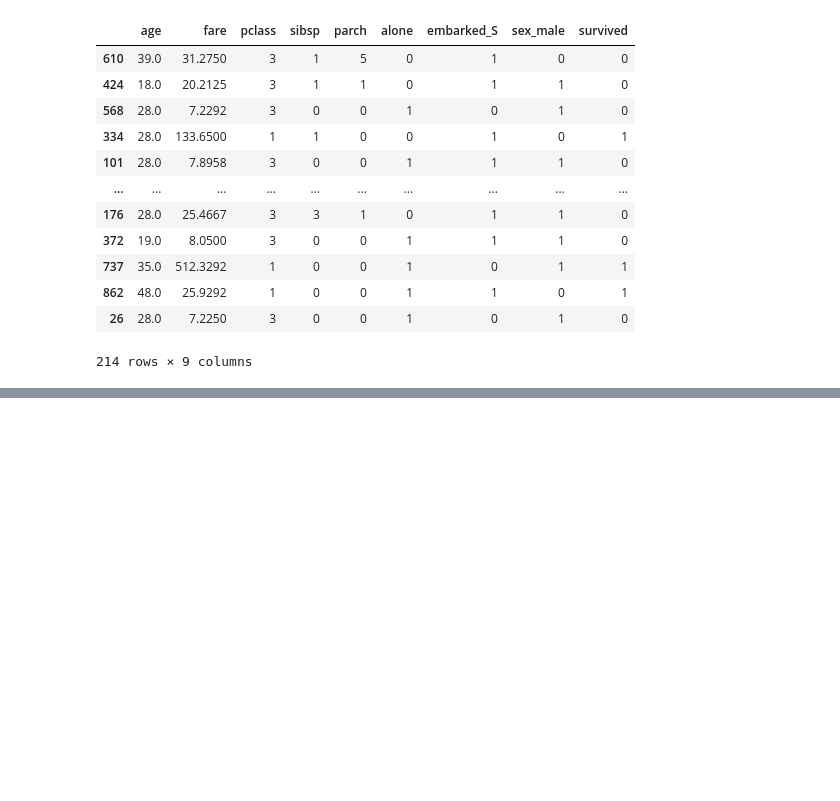
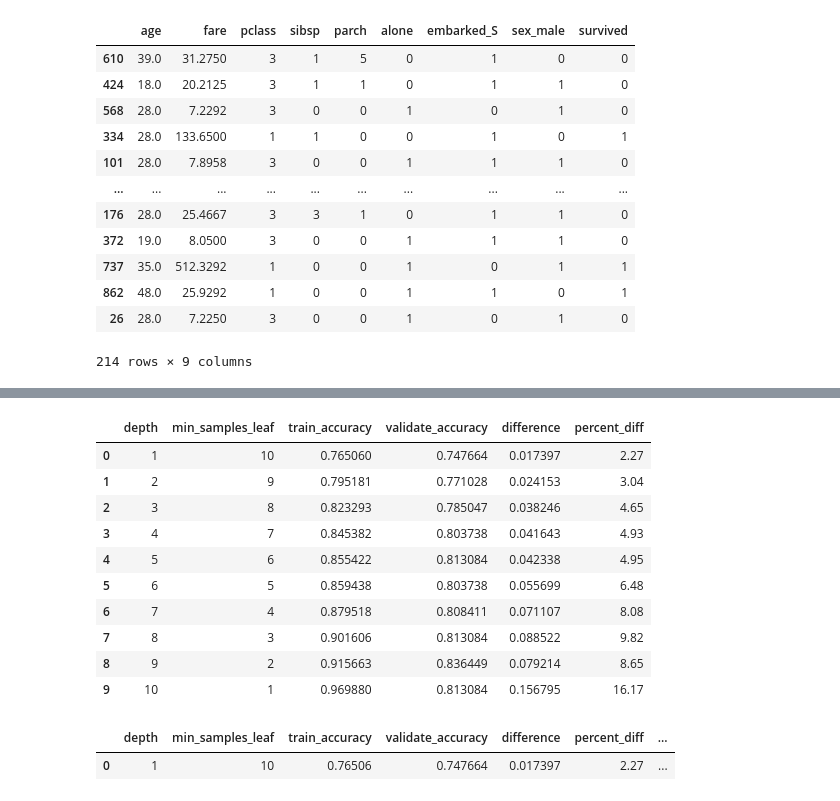
Before and after one commit to KyleTaylorGreen/classification-exercises, a Jupyter notebook: model.ipynb, the cells around one changed output, grey strips where cells are left out. Cells and saved outputs as stored; diff of their text form; code cells hidden in the pictures; blank space fills up the shorter version.

Commit message:
added functionality/bug fixing for modeling result manipulation

```diff
--- a/model.ipynb
+++ b/model.ipynb
@@ -301,0 +345,11 @@ weighted avg       0.81      0.81      0.81       214
+# %%
+titanic_df, categories, quant_cols = prepare.acquire_prep_titanic()
+target_var = 'survived'
+train, validate, test = split.train_validate_test_split(titanic_df, target_var)
+
+modeling.impute_value(train, validate, test, col_names=['age'])
+
+
+train = exploration.dataset_reduction(train, target_var, categories, quant_cols)
+validate = validate[train.columns]
+train
@@ -301,0 +378,24 @@ weighted avg       0.81      0.81      0.81       214
+# %%
+results, reports = modeling.random_forests(train, validate, test, target_var,
+                                  min_sample_leaf=1, depth=10, inverse=True)
+
+result_info = modeling.Results(results, reports)
+# %%
+result_info.summary
+# %% [output]
+|  | depth | min_samples_leaf | train_accuracy | validate_accuracy | difference | percent_diff |
+| 0 | 1 | 10 | 0.765060 | 0.747664 | 0.017397 | 2.27 |
+| 1 | 2 | 9 | 0.795181 | 0.771028 | 0.024153 | 3.04 |
+| 2 | 3 | 8 | 0.823293 | 0.785047 | 0.038246 | 4.65 |
+| 3 | 4 | 7 | 0.845382 | 0.803738 | 0.041643 | 4.93 |
+| 4 | 5 | 6 | 0.855422 | 0.813084 | 0.042338 | 4.95 |
+| 5 | 6 | 5 | 0.859438 | 0.803738 | 0.055699 | 6.48 |
+| 6 | 7 | 4 | 0.879518 | 0.808411 | 0.071107 | 8.08 |
+| 7 | 8 | 3 | 0.901606 | 0.813084 | 0.088522 | 9.82 |
+| 8 | 9 | 2 | 0.915663 | 0.836449 | 0.079214 | 8.65 |
+| 9 | 10 | 1 | 0.969880 | 0.813084 | 0.156795 | 16.17 |
+# %%
+result_info.by_depth_equals(1)
+# %% [output]
+|  | depth | min_samples_leaf | train_accuracy | validate_accuracy | difference | percent_diff | ... |
+| 0 | 1 | 10 | 0.76506 | 0.747664 | 0.017397 | 2.27 | ... |
```
Also changed, not shown: parts of 14 cells of this notebook, 2 other files.
